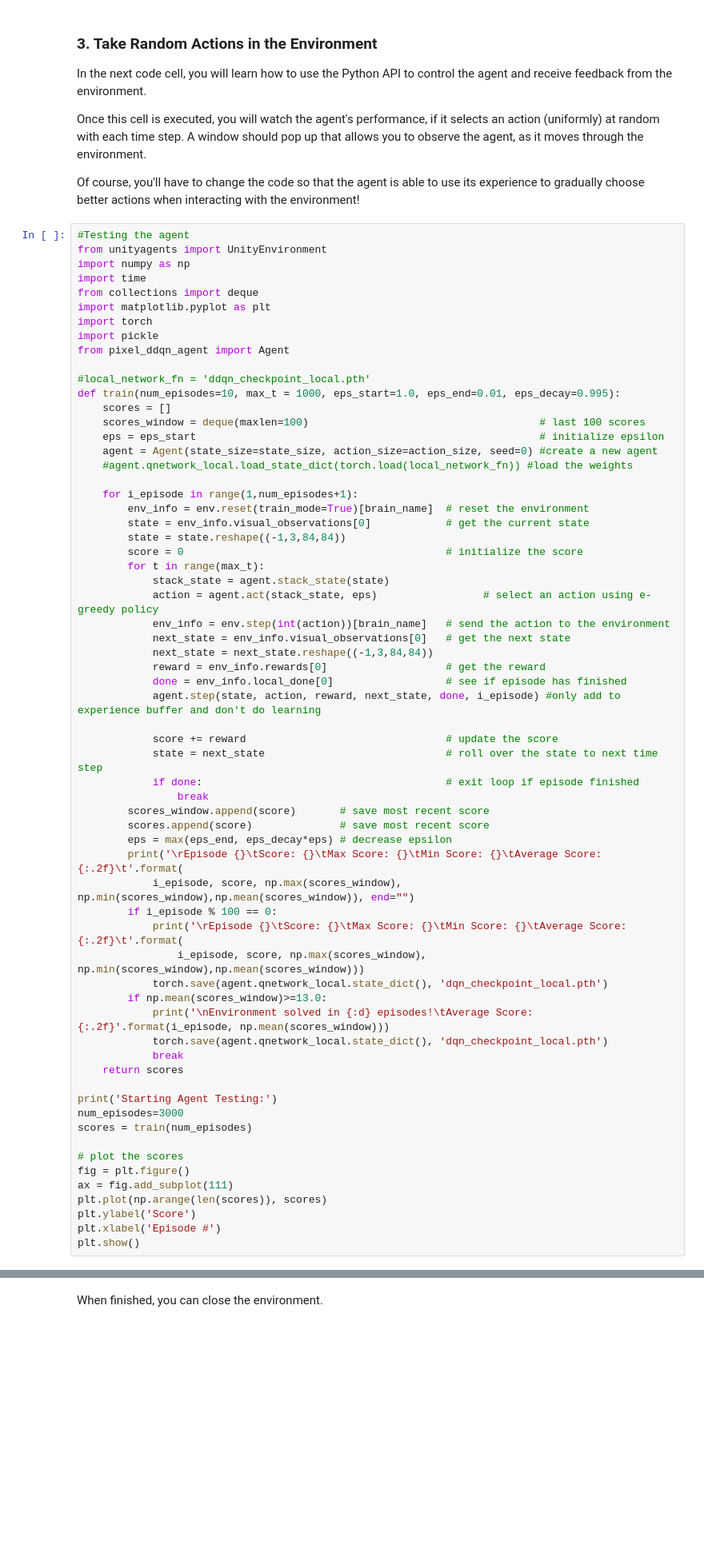
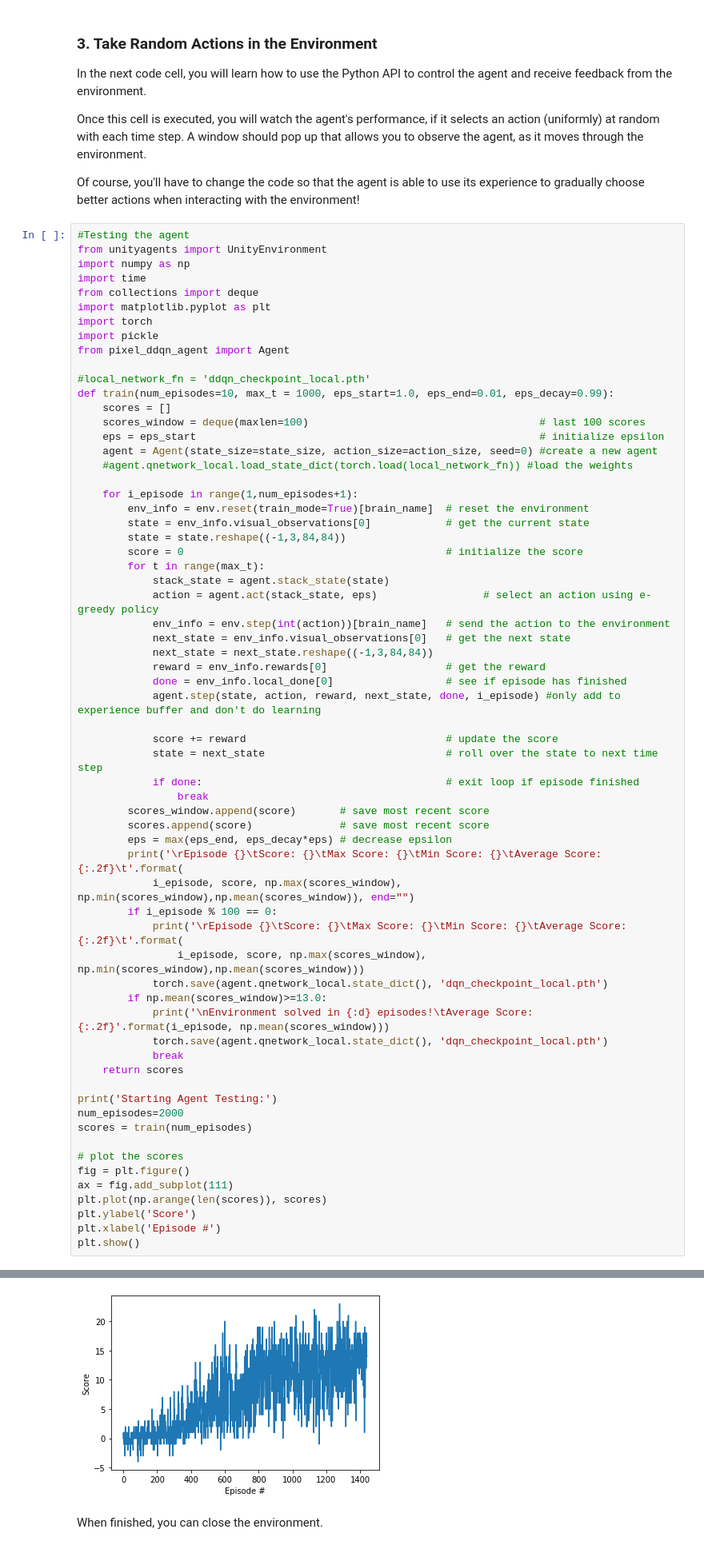
Before and after one commit to Paseul/Udacity, a Jupyter notebook: pixel_ddqn/pixel_ddqn.ipynb, the cells around one changed output, grey strips where cells are left out. Shown at 80% size. Cells and saved outputs as stored; diff of their text form; blank space fills up the shorter version.

```diff
--- a/pixel_ddqn/pixel_ddqn.ipynb
+++ b/pixel_ddqn/pixel_ddqn.ipynb
@@ -111,7 +111,7 @@ import pickle
 from pixel_ddqn_agent import Agent
 
 #local_network_fn = 'ddqn_checkpoint_local.pth'
-def train(num_episodes=10, max_t = 1000, eps_start=1.0, eps_end=0.01, eps_decay=0.995):
+def train(num_episodes=10, max_t = 1000, eps_start=1.0, eps_end=0.01, eps_decay=0.99):
     scores = []
     scores_window = deque(maxlen=100)                                     # last 100 scores
     eps = eps_start                                                       # initialize epsilon
@@ -153,7 +153,7 @@ def train(num_episodes=10, max_t = 1000, eps_start=1.0, eps_end=0.01, eps_decay=
     return scores
 
 print('Starting Agent Testing:')
-num_episodes=3000
+num_episodes=2000
 scores = train(num_episodes)
 
 # plot the scores
@@ -169,3 +184,4 @@ Episode 42      Score: 0.0      Max Score: 3.0  Min Score: -3.0 Average Score: -
+[figure, added]
 # %% [markdown]
 When finished, you can close the environment.
 # %%
```
Also changed, not shown: parts of 1 cell of this notebook, 1 other file.
